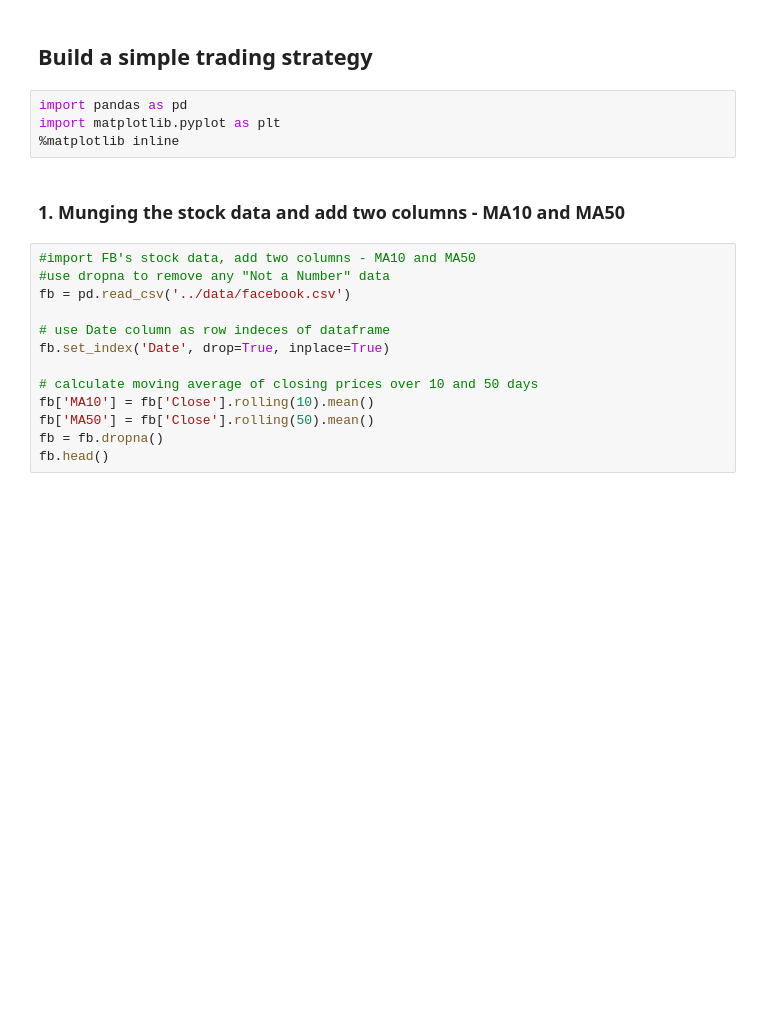
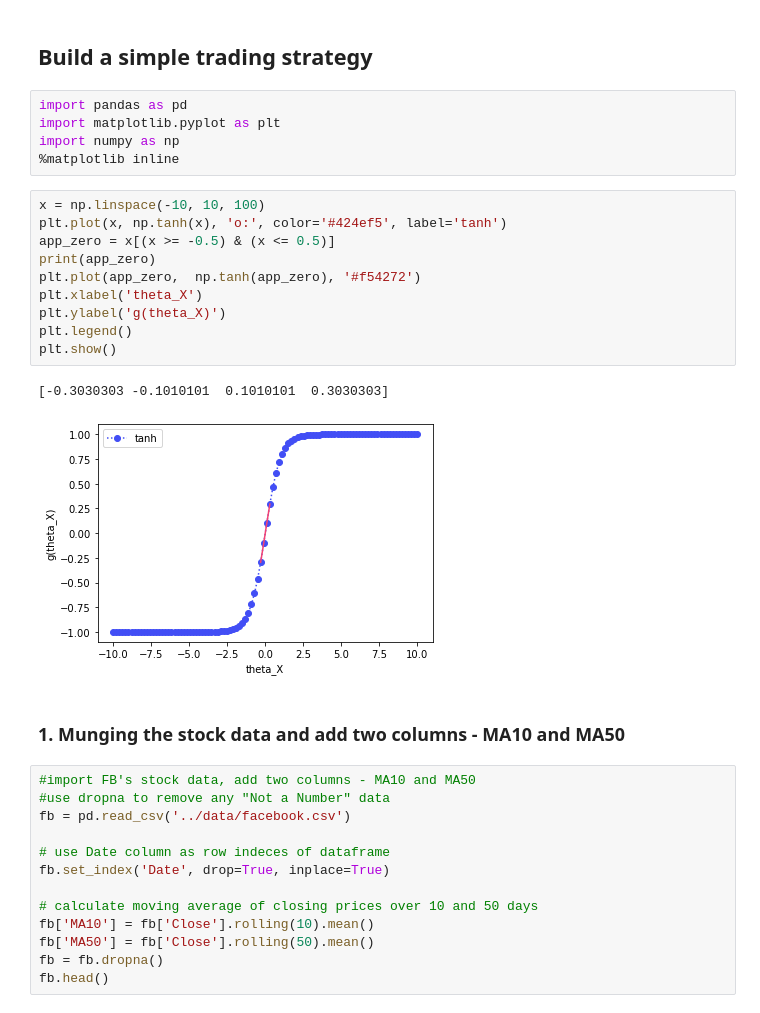
Before and after one commit to 08Aristodemus24/python-statistics-for-finance, a Jupyter notebook: week 1/Build a simple trading strategy.ipynb, the cells around one changed output. Cells and saved outputs as stored; diff of their text form; blank space fills up the shorter version.

```diff
--- a/week 1/Build a simple trading strategy.ipynb
+++ b/week 1/Build a simple trading strategy.ipynb
@@ -3,7 +3,21 @@
 # %%
 import pandas as pd
 import matplotlib.pyplot as plt
+import numpy as np
 %matplotlib inline
+# %%
+x = np.linspace(-10, 10, 100)
+plt.plot(x, np.tanh(x), 'o:', color='#424ef5', label='tanh')
+app_zero = x[(x >= -0.5) & (x <= 0.5)]
+print(app_zero)
+plt.plot(app_zero,  np.tanh(app_zero), '#f54272')
+plt.xlabel('theta_X')
+plt.ylabel('g(theta_X)')
+plt.legend()
+plt.show()
+# %% [output]
+[-0.3030303 -0.1010101  0.1010101  0.3030303]
+[figure, added]
 # %% [markdown]
 ### 1. Munging the stock data and add two columns - MA10 and MA50
 # %%
```
